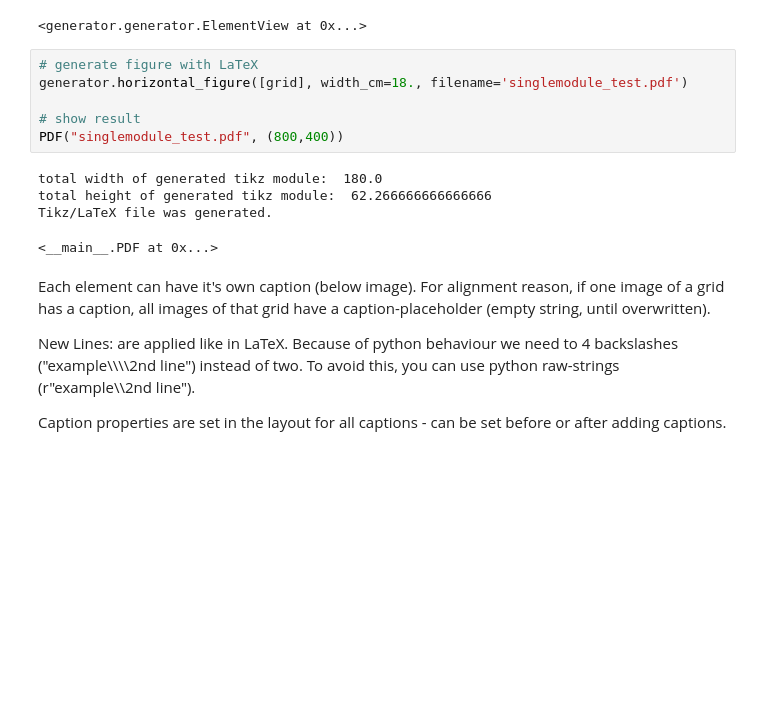
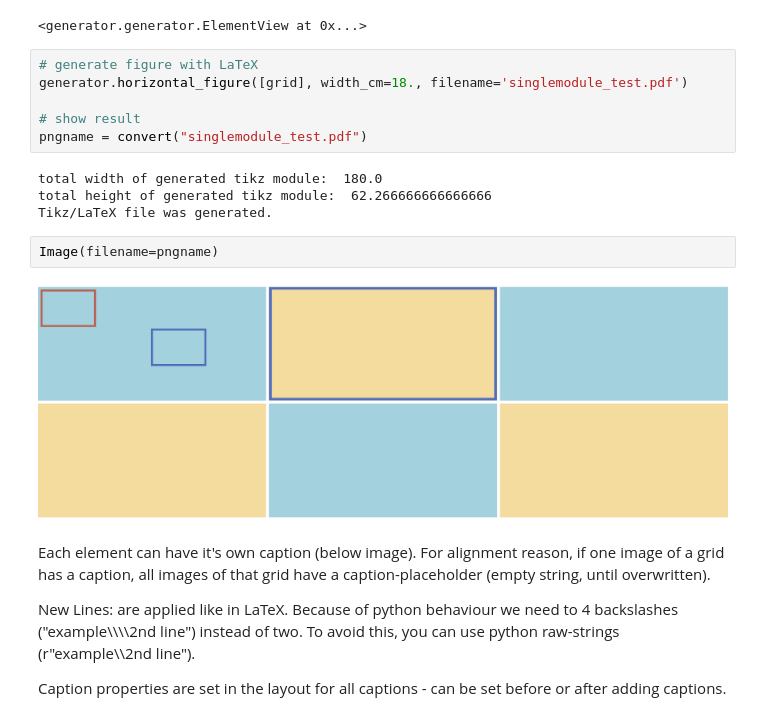
Before and after one commit to Mira-13/figure-gen, a Jupyter notebook: Tutorial.ipynb, the cells around one changed output. Cells and saved outputs as stored; diff of their text form; blank space fills up the shorter version.

```diff
--- a/Tutorial.ipynb
+++ b/Tutorial.ipynb
@@ -115,12 +120,15 @@ e2.set_frame(linewidth=2., color=blue)
 generator.horizontal_figure([grid], width_cm=18., filename='singlemodule_test.pdf')
 
 # show result
-PDF("singlemodule_test.pdf", (800,400))
+pngname = convert("singlemodule_test.pdf")
 # %% [output]
 total width of generated tikz module:  180.0
 total height of generated tikz module:  62.266666666666666
 Tikz/LaTeX file was generated.
-<__main__.PDF at 0x...>
+# %%
+Image(filename=pngname)
+# %% [output]
+[figure, added]
 # %% [markdown]
 Each element can have it's own caption (below image). For alignment reason, if one image of a grid has a caption, all images of that grid have a caption-placeholder (empty string, until overwritten).
 
```
Also changed, not shown: parts of 11 cells of this notebook.
